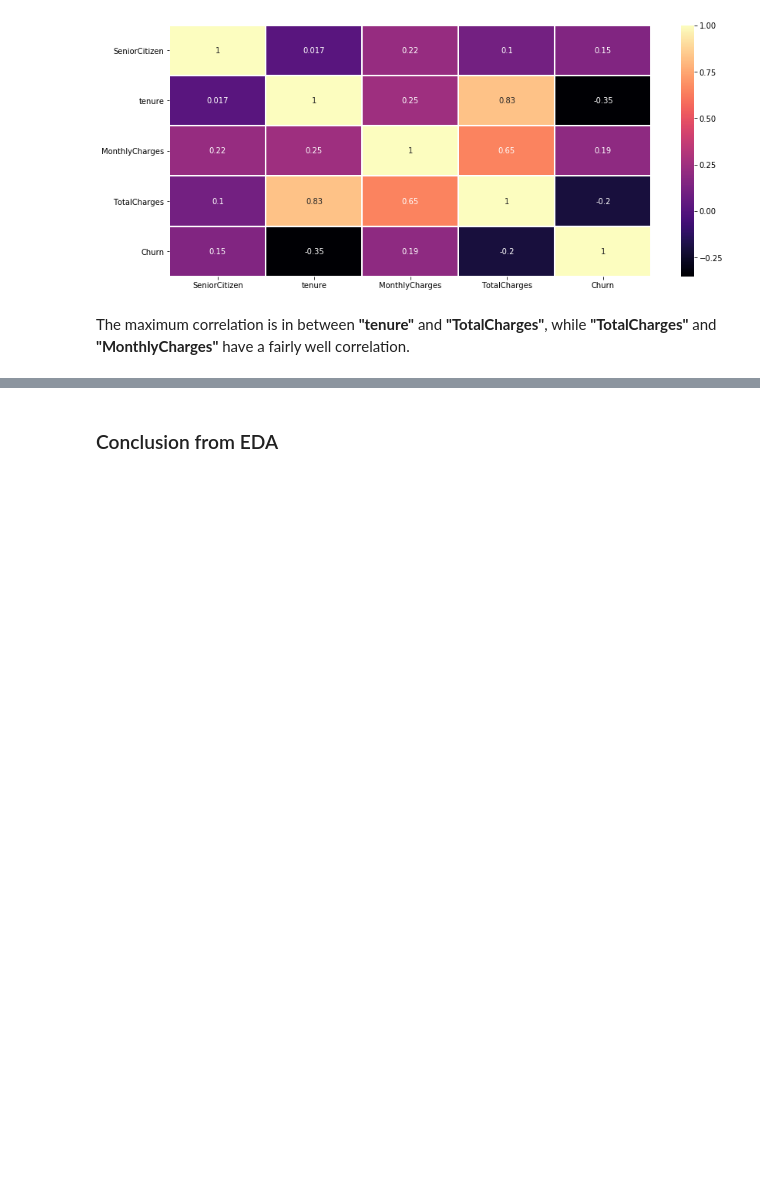
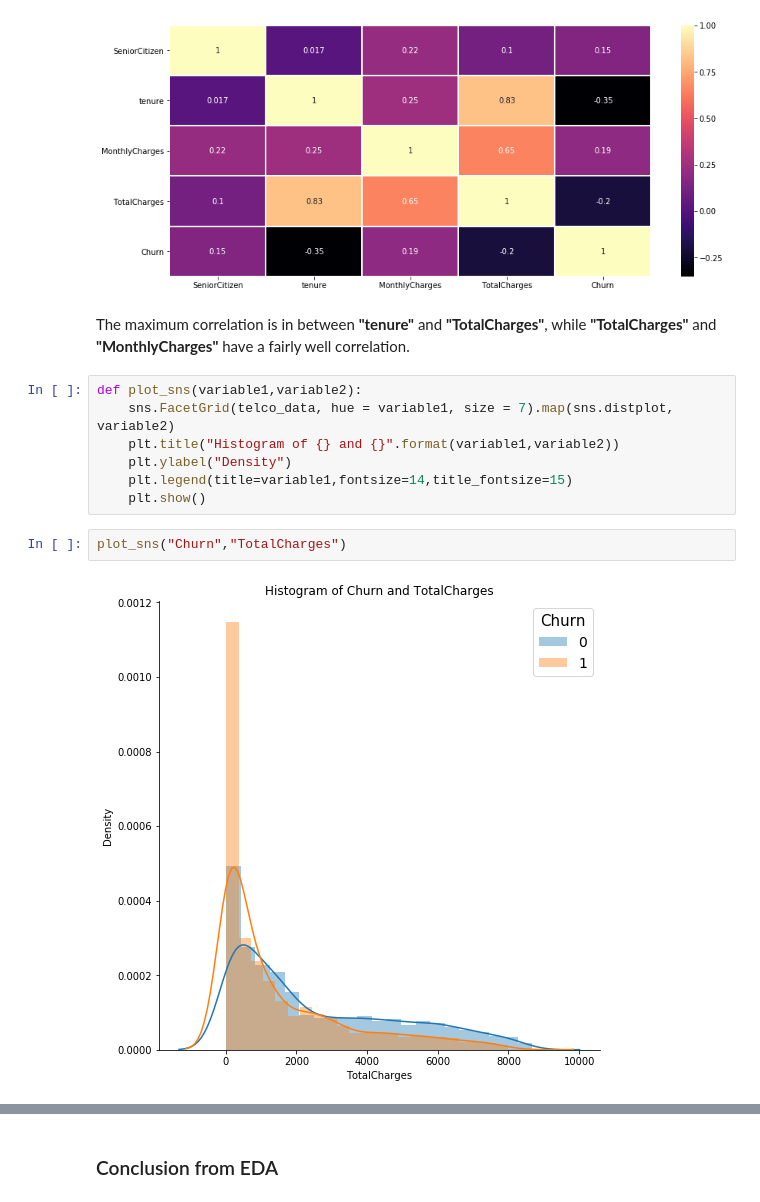
Before and after one commit to cipheraxat/Survival-Analysis, a Jupyter notebook: Abhijit/Telco - EDA.ipynb, the cells around one changed output, grey strips where cells are left out. Saved outputs shown, nothing was run; the diff lists cells and outputs as text; blank space fills up the shorter version.

```diff
--- a/Abhijit/Telco - EDA.ipynb
+++ b/Abhijit/Telco - EDA.ipynb
@@ -208,3 +208,14 @@ sns.heatmap(telco_data.corr(),cmap='magma',linecolor='white',linewidths=1,annot=
 [figure]
 # %% [markdown]
 The maximum correlation is in between **"tenure"** and **"TotalCharges"**, while **"TotalCharges"** and **"MonthlyCharges"** have a fairly well correlation.
+# %%
+def plot_sns(variable1,variable2):
+    sns.FacetGrid(telco_data, hue = variable1, size = 7).map(sns.distplot, variable2)
+    plt.title("Histogram of {} and {}".format(variable1,variable2))
+    plt.ylabel("Density")
+    plt.legend(title=variable1,fontsize=14,title_fontsize=15)
+    plt.show()
+# %%
+plot_sns("Churn","TotalCharges")
+# %% [output]
+[figure, added]
```
Also changed, not shown: parts of 9 cells of this notebook.
